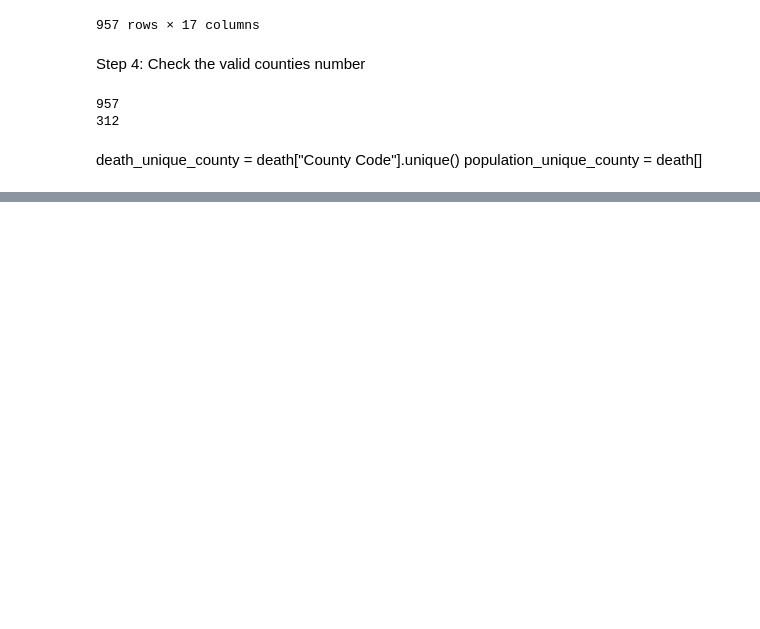
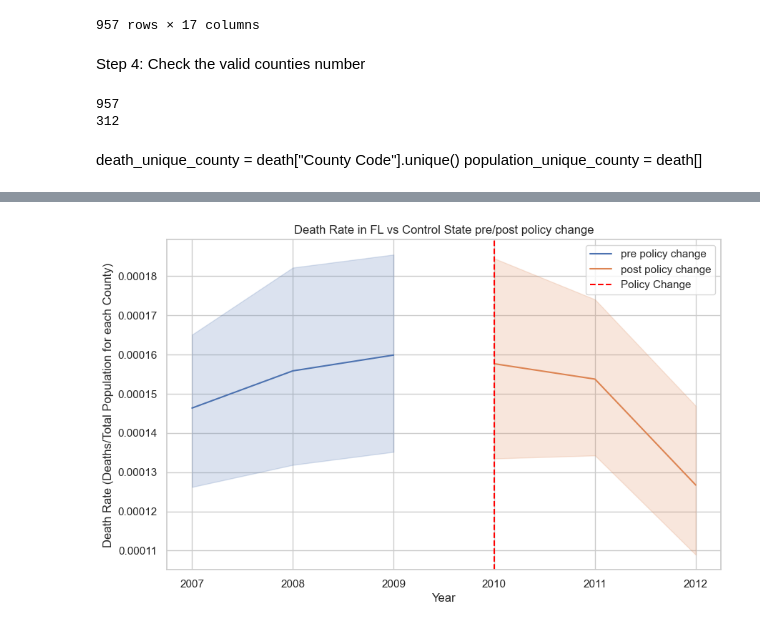
Before and after one commit to MIDS-at-Duke/opioid-2023-kml, a Jupyter notebook: merge_death_population.ipynb, the cells around one changed output, grey strips where cells are left out. Cells and saved outputs as stored; diff of their text form; code cells hidden in the pictures; blank space fills up the shorter version.

```diff
--- a/merge_death_population.ipynb
+++ b/merge_death_population.ipynb
@@ -144,0 +863,6 @@ small_county.describe()
+# %%
+FL_WV_cleaned = FL_WV.dropna(subset=["Deaths"])
+
+# Display the sum of missing counts and the DataFrame after dropping NaN values
+print(f"Sum of missing counts: {missing_data_FL_WV['MissingCount'].sum()}")
+FL_WV_cleaned
@@ -144,0 +914,33 @@ small_county.describe()
+# %%
+FL_WV_cleaned["DeathRate"] = FL_WV_cleaned["Deaths"] / FL_WV_cleaned["Population"]
+# %%
+fl = FL_WV_cleaned[FL_WV_cleaned["State"] == "FL"]
+pre_fl_graph = fl[fl["Year"].isin(pre_fl)]
+post_fl_graph = fl[fl["Year"].isin(post_fl)]
+
+# plot pre_fl and post_fl in one graph
+import seaborn as sns
+import matplotlib.pyplot as plt
+
+sns.set(style="whitegrid")
+plt.figure(figsize=(10, 6))
+
+sns.lineplot(data=pre_fl_graph, x="Year", y="DeathRate", label="pre policy change")
+sns.lineplot(data=post_fl_graph, x="Year", y="DeathRate", label="post policy change")
+
+wv = FL_WV_cleaned[FL_WV_cleaned["State"] == "WV"]
+pre_wv_graph = wv[wv["Year"].isin(pre_fl)]
+post_wv_graph = wv[wv["Year"].isin(post_fl)]
+
+# sns.lineplot(data=pre_wv_graph, x="Year", y="DeathRate", label="control pre")
+# sns.lineplot(data=post_wv_graph, x="Year", y="DeathRate", label="control post")
+plt.axvline(x=2010, color="red", linestyle="--", label="Policy Change")
+
+plt.xlabel("Year")
+plt.ylabel("Death Rate (Deaths/Total Population for each County)")
+plt.title("Death Rate in FL vs Control State pre/post policy change")
+plt.legend()
+
+plt.show()
+# %% [output]
+[figure, added]
```
Also changed, not shown: parts of 80 cells of this notebook, 3 other files.
